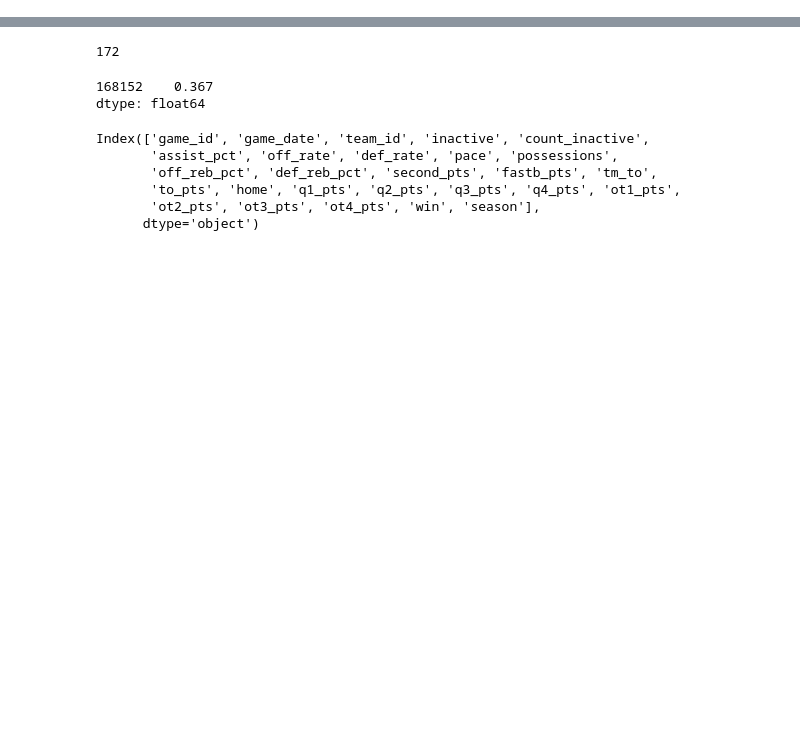
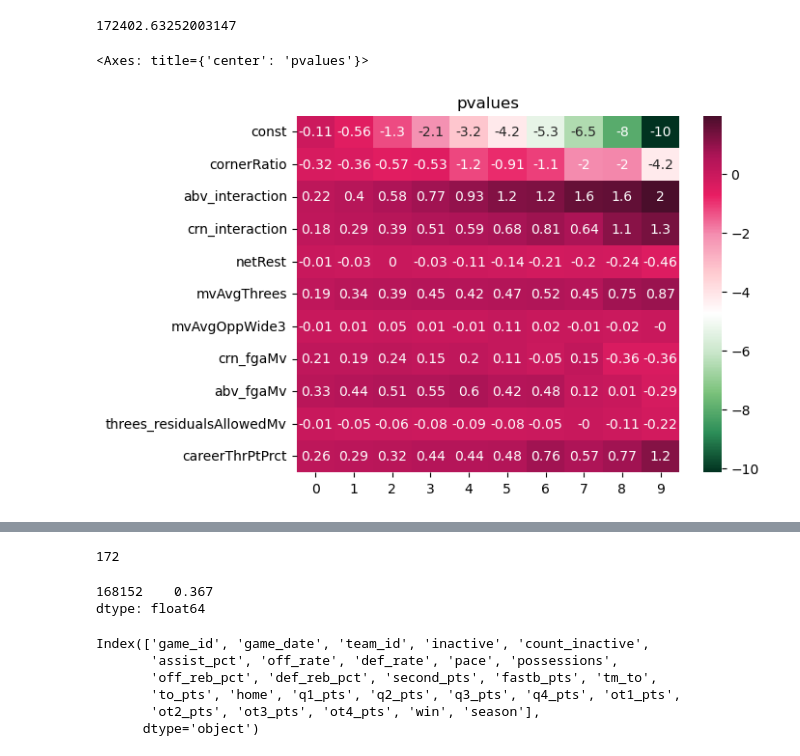
Before and after one commit to eac521/bets, a Jupyter notebook: Notebooks/retro.ipynb, the cells around one changed output, grey strips where cells are left out. Drawn from its saved outputs; the diff is of its cells as text; code cells hidden in the pictures; blank space fills up the shorter version.

```diff
--- a/Notebooks/retro.ipynb
+++ b/Notebooks/retro.ipynb
@@ -227,0 +186,10 @@ Optimization terminated successfully.
+# %%
+mnfit.aic
+# %% [output]
+172402.63252003147
+# %%
+plt.title('pvalues')
+sns.heatmap(mnfit.params.round(2),annot=True,cmap=threes.vlog)
+# %% [output]
+<Axes: title={'center': 'pvalues'}>
+[figure, added]
```
Also changed, not shown: parts of 23 cells of this notebook, 22 other files.
